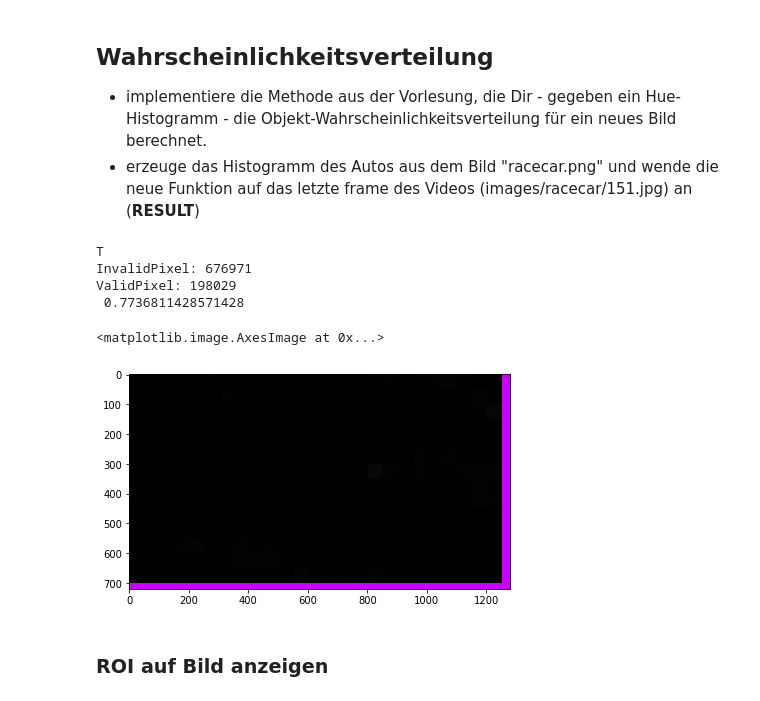
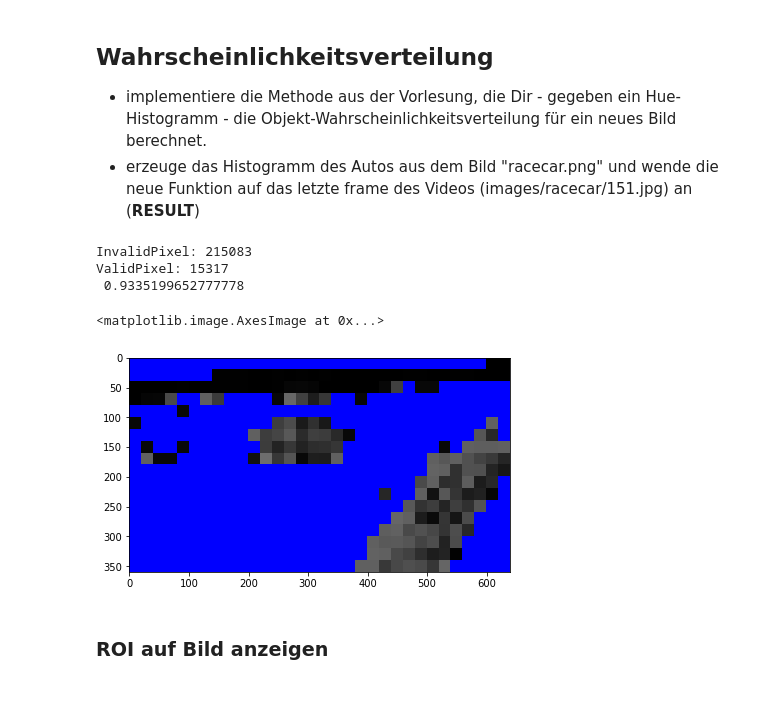
Before and after one commit to Rintel/ComputerVision, a Jupyter notebook: 02_CAMSHIFT.ipynb, the cells around one changed output. Drawn from its saved outputs; the diff is of its cells as text; code cells hidden in the pictures.

Commit message:
use saturation and value threshold

```diff
--- a/02_CAMSHIFT.ipynb
+++ b/02_CAMSHIFT.ipynb
@@ -35,6 +35,7 @@ imageCar = image[260:350, 480:640]
 
 def createColorHistogram(img, binCount = 256, out = plt):
     roi = color.rgb2hsv(img)
+    invalid = 0 #ToDo
     #initialize list for plotting
     pixel = []
     #search and count pixel hues
@@ -104,6 +105,13 @@ def calculateProbFor(pixel_hsv, nHist, nbins, minSaturation, minValue):
     relative_frequency = number_of_counts/mass_of_histogramm
     return relative_frequency
 
+'''MIN_SATURATION_CAR = 0.2
+MIN_VALUE_CAR = 0.5
+MIN_SATURATION_TACO = 0.8
+MIN_VALUE_TACO = 0.2'''
+#Low and high thresholds are
+#set off 10% of the maximum pixel value
+
 # Tipp: in der Nacht sind alle Katzen grau ;)
 def createProbDistribution(image, objectHist, nbins, minSaturation, minValue, searchBlock):
     probBlockSizeX, probBlockSizeY = searchBlock
@@ -111,7 +119,7 @@ def createProbDistribution(image, objectHist, nbins, minSaturation, minValue, se
 
     probDistribution = np.empty_like(image)
 
-    #ToDo: initialize probDistribution with black
+    #ToDo: initialize probDistribution with color
     for x in range(probDistribution.shape[0]):
         for y in range(probDistribution.shape[1]):
             probDistribution[x][y] = np.array([200,0 ,255])
@@ -138,50 +146,57 @@ def createProbDistribution(image, objectHist, nbins, minSaturation, minValue, se
                         if (probability < 0):
                             currentPixelPerBlock-=1
                             invalidPixel+=1
+                            #print("Current Pixel:", current_pixel)
+                            #return
                         else:
                             probPerArea += probability
                             validPixel+=1
 
                 try:
                     probPerArea = probPerArea/currentPixelPerBlock
                     probInGrey = np.array([probPerArea,probPerArea,probPerArea])*255
                 except ZeroDivisionError: # if all pixels are invalid set the probability to zero (black)
-                    probInGrey = np.array([0,0,1])
+                    probInGrey = np.array([0,0,255])
 
                 #color area with probability
                 for a in range(probBlockSizeX):
                     for b in range(probBlockSizeY):
                         probDistribution[x+a][y+b] = probInGrey
 
     print("InvalidPixel:", invalidPixel)
     print("ValidPixel:",validPixel)
     print("", invalidPixel/(validPixel+invalidPixel))
 
     return probDistribution
 
-#lastFrame = io.imread('images/racecar/151.jpeg')
-lastFrame = io.imread('images/racecar.png')
+lastFrame = io.imread('images/racecar/151.jpeg')
+#lastFrame = io.imread('images/racecar.png')
 #lastFrame = imageCar
 
 #lastFrame = io.imread('images/taco/001.jpg')
 #face = lastFrame[160:280, 320:450]
-#io.imshow(face)
-print("T")
 
-nbins = 255
+MIN_SATURATION_CAR = 0
+MIN_VALUE_CAR = 0
+
+nbins = 25 #20 to 80
 #histogramFace = createColorHistogram(face, nbins, ax1)
 histogramCar = createColorHistogram(imageCar, nbins, ax1)
-searchBlock = (50, 50)
+searchBlock = (20, 20)
+
+MIN_SATURATION_CAR = 0.2
+MIN_VALUE_CAR = 0.5
+
 probDistr = createProbDistribution(lastFrame, histogramCar, nbins, MIN_SATURATION_CAR, MIN_VALUE_CAR, searchBlock)
 #probDistr = createProbDistribution(lastFrame, histogramFace, nbins, MIN_SATURATION_TACO, MIN_VALUE_TACO, searchBlock)
+
 io.imshow(probDistr)
 # %% [output]
-T
-InvalidPixel: 676971
-ValidPixel: 198029
- 0.7736811428571428
+InvalidPixel: 215083
+ValidPixel: 15317
+ 0.9335199652777778
 <matplotlib.image.AxesImage at 0x...>
-[figure, old version]
+[figure, new version]
 # %% [markdown]
 ### ROI auf Bild anzeigen
 # %%
```
